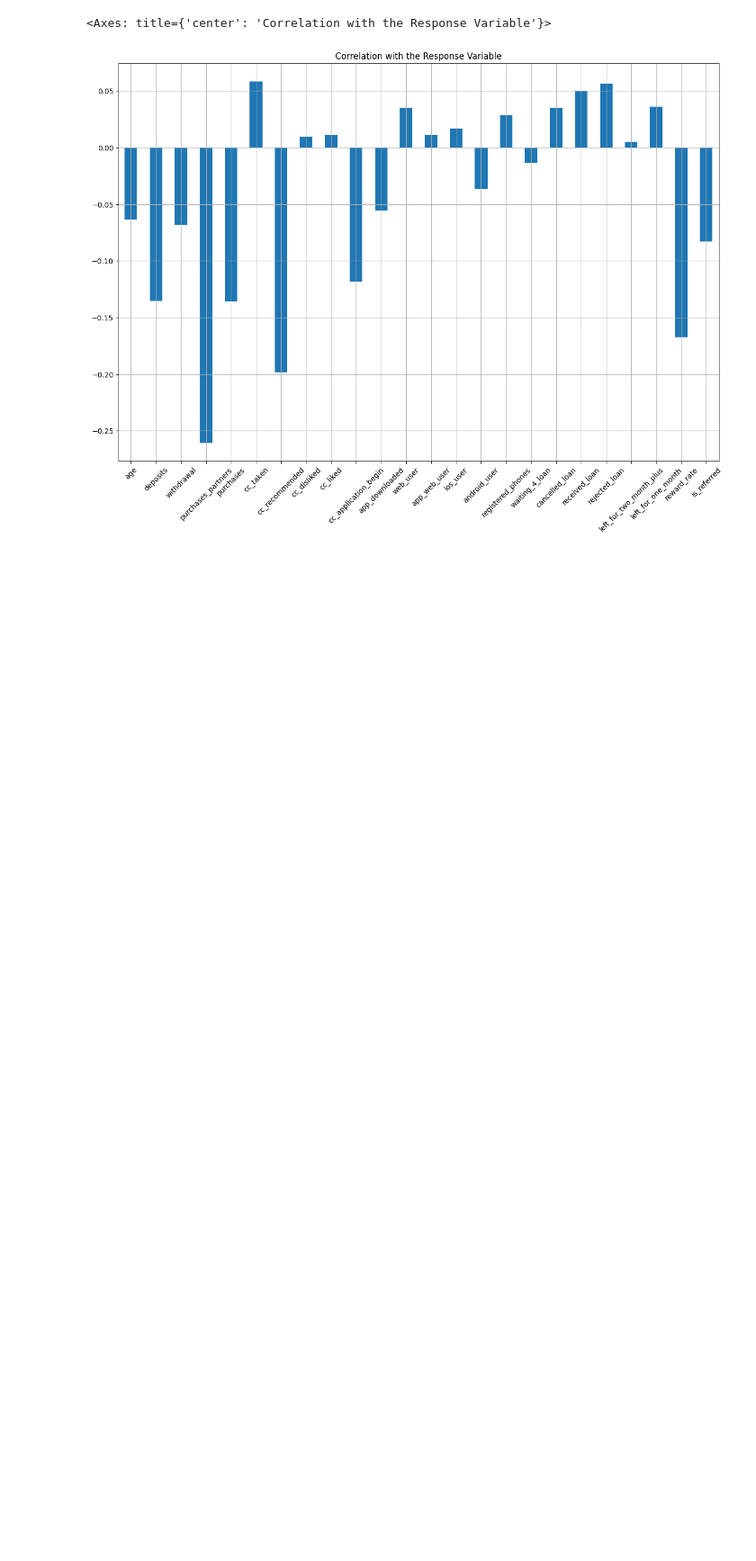
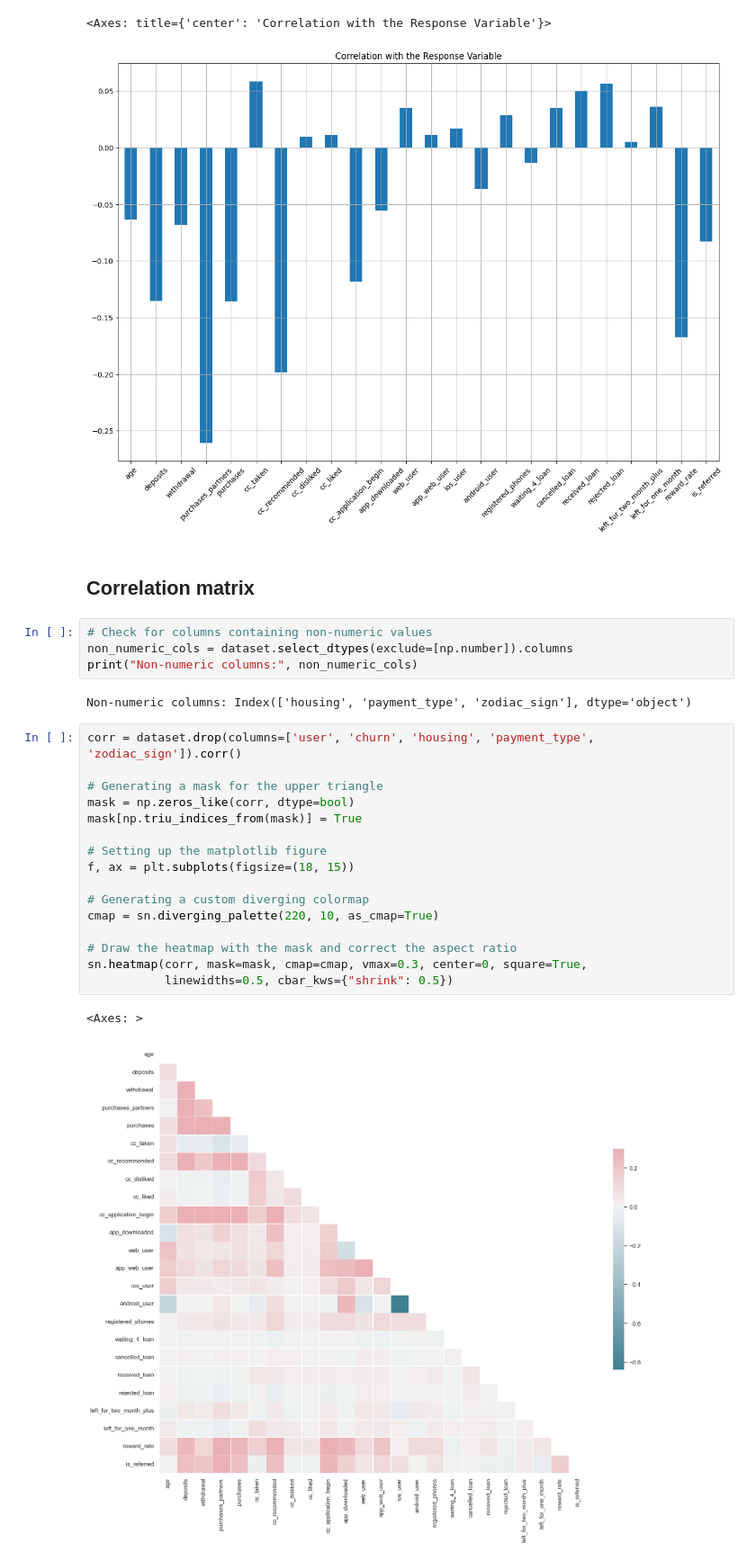
Before and after one commit to Sumaila-dev/Subscription-Churn-Minimization, a Jupyter notebook: model.ipynb, the cells around one changed output. Shown at 90% size. Drawn from its saved outputs; the diff is of its cells as text; blank space fills up the shorter version.

```diff
--- a/model.ipynb
+++ b/model.ipynb
@@ -155,3 +155,30 @@ dataset.drop(columns = ['churn', 'user', 'housing', 'payment_type', 'zodiac_sign
 # %% [output]
 <Axes: title={'center': 'Correlation with the Response Variable'}>
 [figure]
+# %% [markdown]
+## Correlation matrix
+# %%
+# Check for columns containing non-numeric values
+non_numeric_cols = dataset.select_dtypes(exclude=[np.number]).columns
+print("Non-numeric columns:", non_numeric_cols)
+# %% [output]
+Non-numeric columns: Index(['housing', 'payment_type', 'zodiac_sign'], dtype='object')
+# %%
+corr = dataset.drop(columns=['user', 'churn', 'housing', 'payment_type', 'zodiac_sign']).corr()
+
+# Generating a mask for the upper triangle
+mask = np.zeros_like(corr, dtype=bool)
+mask[np.triu_indices_from(mask)] = True
+
+# Setting up the matplotlib figure
+f, ax = plt.subplots(figsize=(18, 15))
+
+# Generating a custom diverging colormap
+cmap = sn.diverging_palette(220, 10, as_cmap=True)
+
+# Draw the heatmap with the mask and correct the aspect ratio
+sn.heatmap(corr, mask=mask, cmap=cmap, vmax=0.3, center=0, square=True,
+           linewidths=0.5, cbar_kws={"shrink": 0.5})
+# %% [output]
+<Axes: >
+[figure, added]
```
Also changed, not shown: parts of 4 cells of this notebook.
